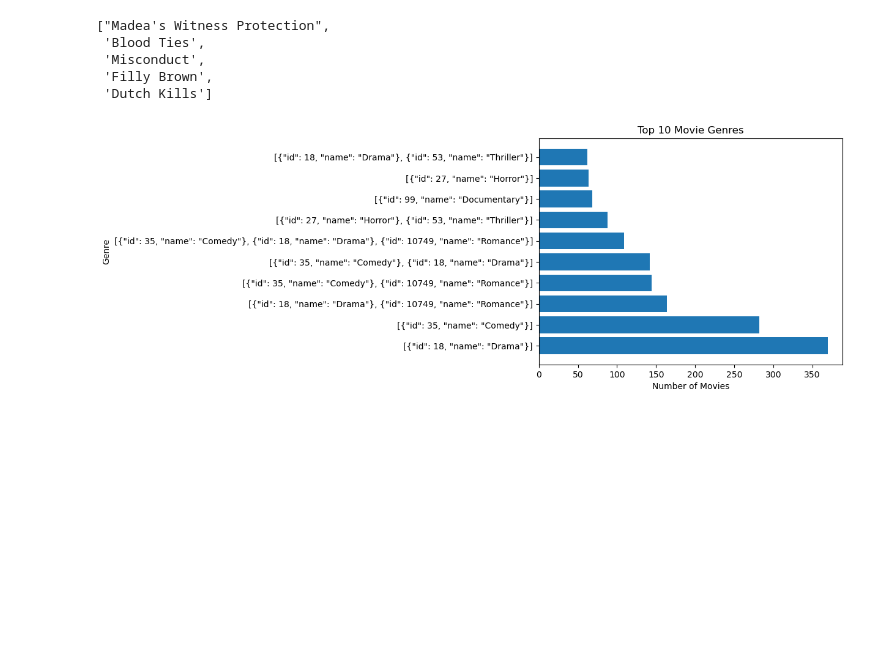
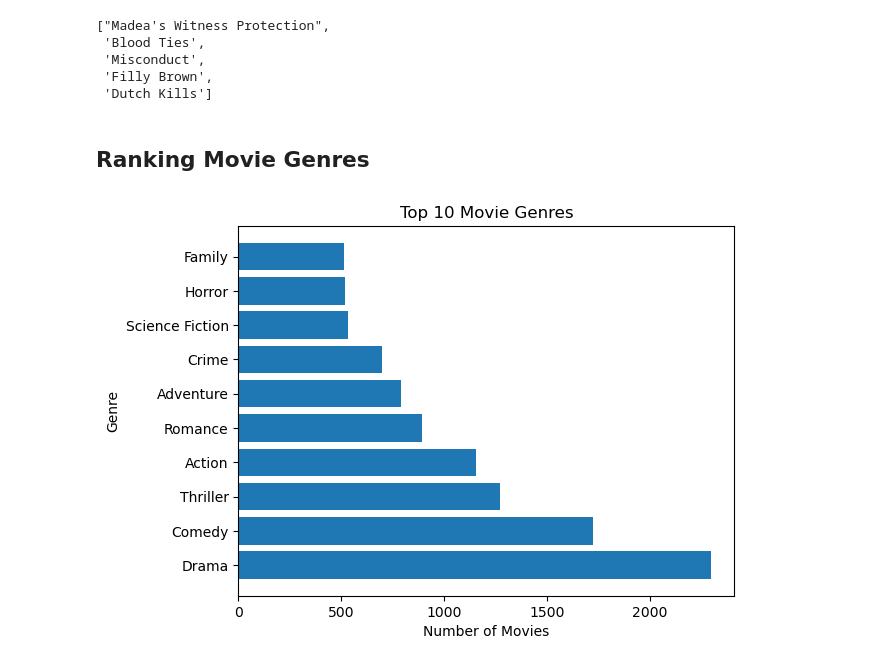
Before and after one commit to MilaKitaeva/CIS, a Jupyter notebook: Group_4_Project_Recommender_System.ipynb, the cells around one changed output. Saved outputs shown, nothing was run; the diff lists cells and outputs as text; code cells hidden in the pictures; blank space fills up the shorter version.

```diff
--- a/Group_4_Project_Recommender_System.ipynb
+++ b/Group_4_Project_Recommender_System.ipynb
@@ -856,27 +863,29 @@ recommendations2('The Shawshank Redemption')
  'Misconduct',
  'Filly Brown',
  'Dutch Kills']
-# %%
-import pandas as pd
-import matplotlib.pyplot as plt
-
-# Load the movies dataset
-movies_df = pd.read_csv('data/tmdb_5000_movies.csv')
-
-# Split the genres column by '|'
-movies_df['genres'] = movies_df['genres'].str.split('|')
-
-# Create a new dataframe with the genres and the number of movies in each genre
-genre_counts = pd.DataFrame(movies_df['genres'].explode().value_counts())
-
-# Select only the top 10 genres
-top_genres = genre_counts.head(10)
-
-# Plot the horizontal bar chart
-plt.barh(top_genres.index, top_genres['genres'])
-plt.title('Top 10 Movie Genres')
-plt.xlabel('Number of Movies')
-plt.ylabel('Genre')
-plt.show()
-# %% [output]
-[figure, removed]
+# %% [markdown]
+## Ranking Movie Genres
+# %%
+import pandas as pd
+import matplotlib.pyplot as plt
+
+# Load the movies dataset
+movies_df = pd.read_csv('data/tmdb_5000_movies.csv')
+
+# Extract the genre names from the dictionaries in the genres column
+movies_df['genres'] = movies_df['genres'].apply(lambda x: [i['name'] for i in eval(x)])
+
+# Create a new dataframe with the genres and the number of movies in each genre
+genre_counts = pd.DataFrame(movies_df['genres'].explode().value_counts())
+
+# Select only the top 10 genres
+top_genres = genre_counts.head(10)
+
+# Plot the horizontal bar chart
+plt.barh(top_genres.index, top_genres['genres'])
+plt.title('Top 10 Movie Genres')
+plt.xlabel('Number of Movies')
+plt.ylabel('Genre')
+plt.show()
+# %% [output]
+[figure, added]
```
Also changed, not shown: parts of 11 cells of this notebook.
